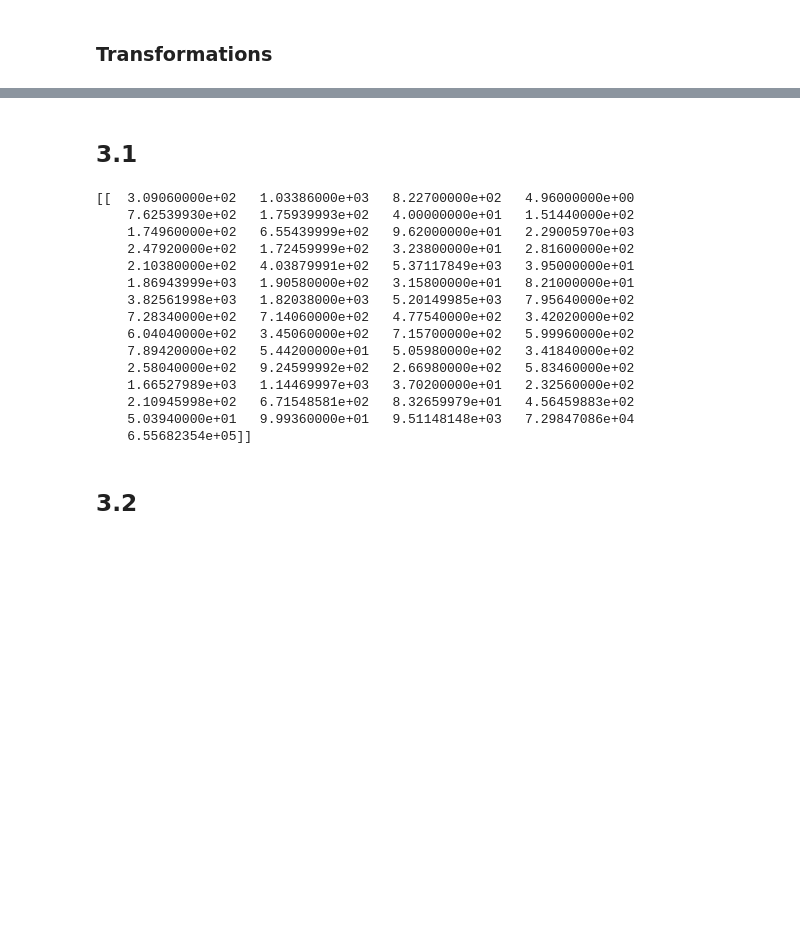
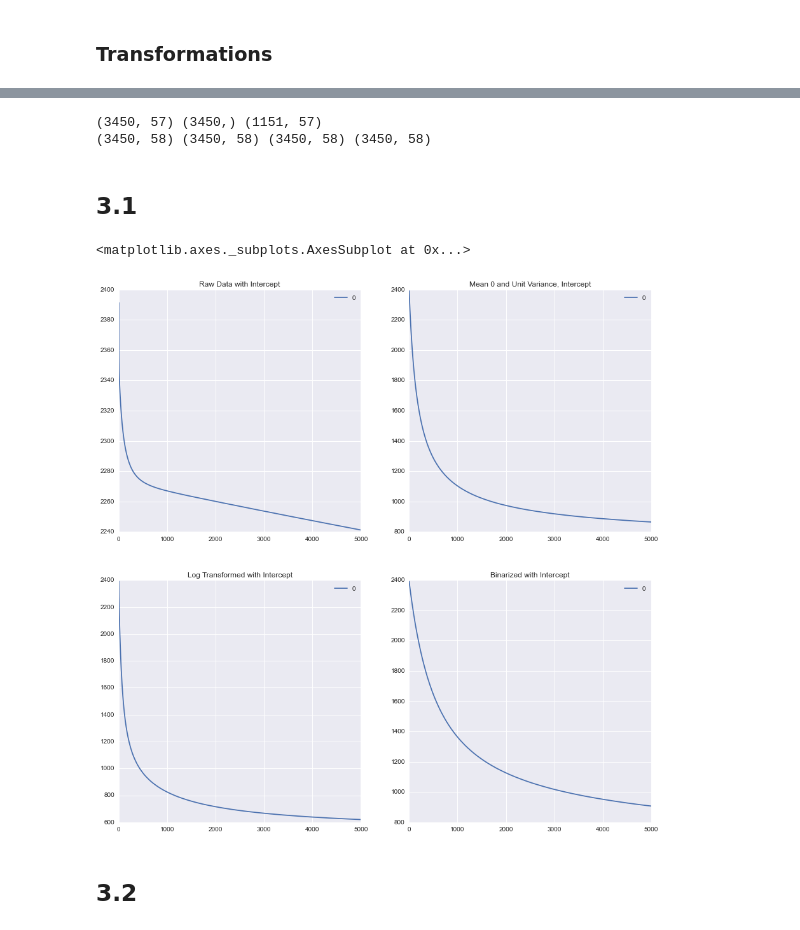
Before and after one commit to bllchmbrs/ml289, a Jupyter notebook: hw3/hw-submission.ipynb, the cells around one changed output, grey strips where cells are left out. Saved outputs shown, nothing was run; the diff lists cells and outputs as text; code cells hidden in the pictures; blank space fills up the shorter version.

```diff
--- a/hw3/hw-submission.ipynb
+++ b/hw3/hw-submission.ipynb
@@ -101,7 +151,2 @@ $$\dfrac{s}{x}$$
 # %% [markdown]
 # Problem 3
-# %%
-spam_data = scipy.io.loadmat("data/spam.mat")
-X = spam_data['Xtrain']
-y = spam_data['Ytrain']
-Xtest = spam_data['Xtest']
@@ -121,2 +174,24 @@ def binarize_cols(X):
+# %%
+spam_data = scipy.io.loadmat("data/spam.mat")
+Xraw = pd.DataFrame(spam_data['Xtrain'])
+y = spam_data['Ytrain'].reshape((3450,))
+Xtestraw = pd.DataFrame(spam_data['Xtest'])
+print(Xraw.shape, y.shape, Xtestraw.shape)
+
+stan_X = pd.DataFrame(standardize_cols(Xraw.values))
+log_X = pd.DataFrame(np.log(Xraw.values + 0.1))
+bin_X = pd.DataFrame(binarize_cols(X))
+stan_X[57] = 1
+log_X[57] = 1
+bin_X[57] = 1
+Xraw[57] = 1
+X = Xraw.values
+stan_X = stan_X.values
+log_X = log_X.values
+bin_X = bin_X.values
+print(X.shape, stan_X.shape, log_X.shape, bin_X.shape)
+# %% [output]
+(3450, 57) (3450,) (1151, 57)
+(3450, 58) (3450, 58) (3450, 58) (3450, 58)
 # %% [markdown]
 ## 3.1
@@ -138,22 +198,35 @@ def gradient_descent(X, y, w, num_iters, learning_rate, func):
-# %%
-w = np.ones(57).reshape(1,57)
-gd = gradient_descent(X,y,w,1,1,logistic)
-print(gd)
-# %% [output]
-[[  3.09060000e+02   1.03386000e+03   8.22700000e+02   4.96000000e+00
-    7.62539930e+02   1.75939993e+02   4.00000000e+01   1.51440000e+02
-    1.74960000e+02   6.55439999e+02   9.62000000e+01   2.29005970e+03
-    2.47920000e+02   1.72459999e+02   3.23800000e+01   2.81600000e+02
-    2.10380000e+02   4.03879991e+02   5.37117849e+03   3.95000000e+01
-    1.86943999e+03   1.90580000e+02   3.15800000e+01   8.21000000e+01
-    3.82561998e+03   1.82038000e+03   5.20149985e+03   7.95640000e+02
-    7.28340000e+02   7.14060000e+02   4.77540000e+02   3.42020000e+02
-    6.04040000e+02   3.45060000e+02   7.15700000e+02   5.99960000e+02
-    7.89420000e+02   5.44200000e+01   5.05980000e+02   3.41840000e+02
-    2.58040000e+02   9.24599992e+02   2.66980000e+02   5.83460000e+02
-    1.66527989e+03   1.14469997e+03   3.70200000e+01   2.32560000e+02
-    2.10945998e+02   6.71548581e+02   8.32659979e+01   4.56459883e+02
-    5.03940000e+01   9.99360000e+01   9.51148148e+03   7.29847086e+04
-    6.55682354e+05]]
+# %%
+def batch_gradient_descent(Q, w, alpha):
+    z = np.dot(Q, w)
+    top = np.exp(-z)
+    bottom = 1 + np.exp(-z)
+    combo = (np.dot(-Q.T, (top/bottom)))
+    risk = np.sum(np.log(1 + np.exp(-z)))
+    return w - alpha * combo / len(X), risk
+
+def batch_wrapper(X, y, alpha, num_iters):
+    w = np.zeros(len(X[0, :]))
+    Q = np.dot(np.diag(y), X)
+    risks = []
+    for count in range(num_iters):
+        new_w, risk = batch_gradient_descent(Q, w, alpha)
+        risks.append(risk)
+        w = new_w
+    return w, pd.DataFrame(risks)
+# %%
+num_iters = 5000
+# %%
+w1, risks1 = batch_wrapper(X, y, 0.000005, num_iters)
+w2, risks2 = batch_wrapper(stan_X, y, 0.005, num_iters)
+w3, risks3 = batch_wrapper(log_X, y, 0.005, num_iters)
+w4, risks4 = batch_wrapper(bin_X, y, 0.005, num_iters)
+figure, axes = plt.subplots(nrows=2, ncols=2, figsize=(15,15))
+risks1.plot(ax=axes[0][0], title='Raw Data with Intercept')
+risks2.plot(ax=axes[0][1], title='Mean 0 and Unit Variance, Intercept')
+risks3.plot(ax=axes[1][0], title='Log Transformed with Intercept')
+risks4.plot(ax=axes[1][1], title='Binarized with Intercept')
+# %% [output]
+<matplotlib.axes._subplots.AxesSubplot at 0x...>
+[figure, added]
 # %% [markdown]
 ## 3.2
```
Also changed, not shown: parts of 30 cells of this notebook.
